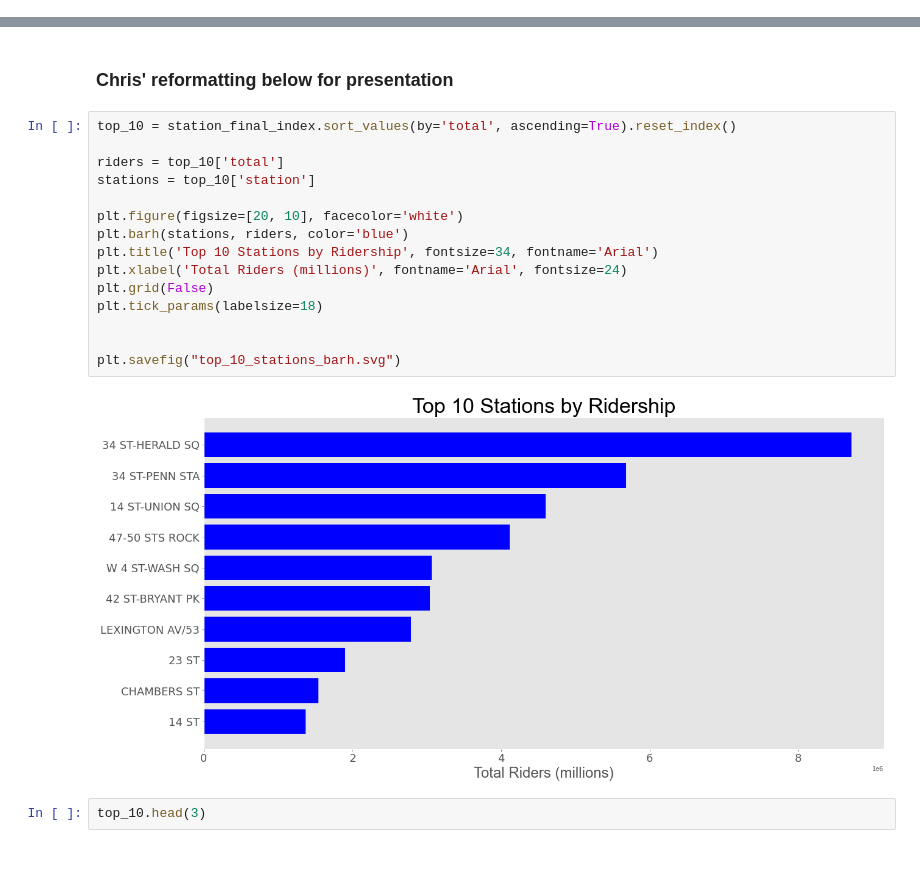
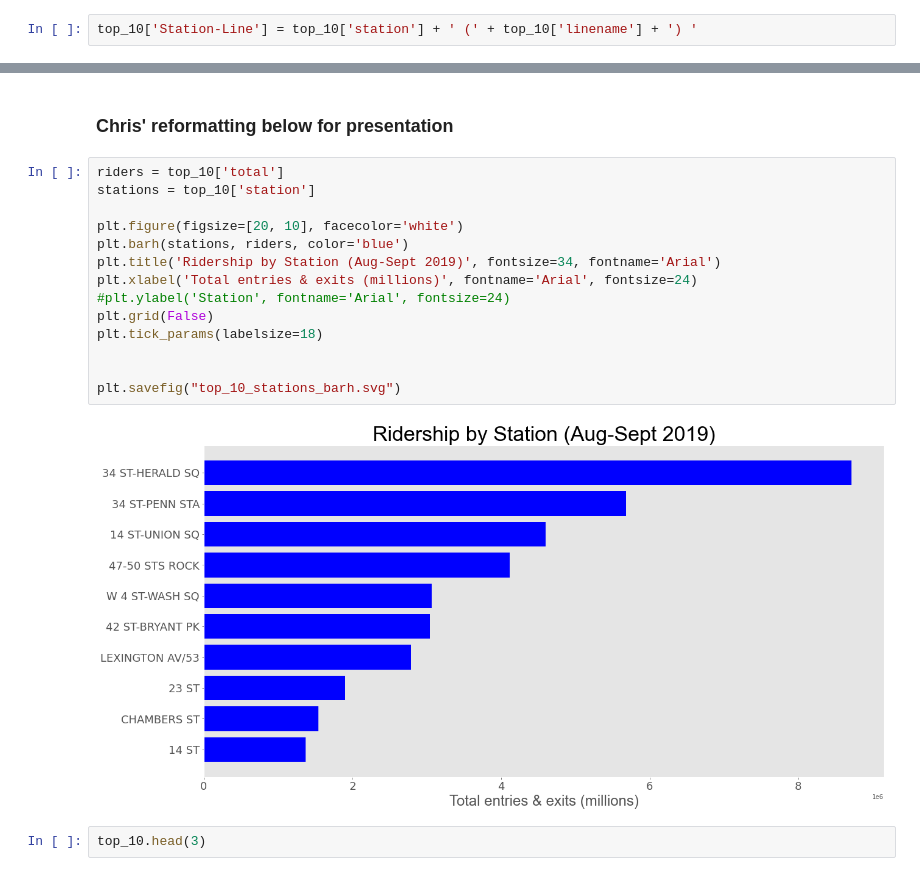
Before and after one commit to mattranalletta/01_MTA_exploratory_data_analysis, a Jupyter notebook: Project_1_mta_data_analysis.ipynb, the cells around one changed output, grey strips where cells are left out. Cells and saved outputs as stored; diff of their text form.

Commit message:
fixed graphs

```diff
--- a/Project_1_mta_data_analysis.ipynb
+++ b/Project_1_mta_data_analysis.ipynb
@@ -326,0 +313,2 @@ station_final_index
+# %%
+top_10['Station-Line'] = top_10['station'] + ' (' + top_10['linename'] + ') '
@@ -327,22 +329,21 @@ station_final_index
 # %% [markdown]
 ### Chris' reformatting below for presentation
 # %%
-top_10 = station_final_index.sort_values(by='total', ascending=True).reset_index()
-
 riders = top_10['total']
 stations = top_10['station']
 
 plt.figure(figsize=[20, 10], facecolor='white')
 plt.barh(stations, riders, color='blue')
-plt.title('Top 10 Stations by Ridership', fontsize=34, fontname='Arial')
-plt.xlabel('Total Riders (millions)', fontname='Arial', fontsize=24)
+plt.title('Ridership by Station (Aug-Sept 2019)', fontsize=34, fontname='Arial')
+plt.xlabel('Total entries & exits (millions)', fontname='Arial', fontsize=24)
+#plt.ylabel('Station', fontname='Arial', fontsize=24)
 plt.grid(False)
 plt.tick_params(labelsize=18)
 
 
 plt.savefig("top_10_stations_barh.svg")
 # %% [output]
-[figure, old version]
+[figure, new version]
 # %%
 top_10.head(3)
 # %%
```
Also changed, not shown: parts of 3 cells of this notebook, 1 other file.
